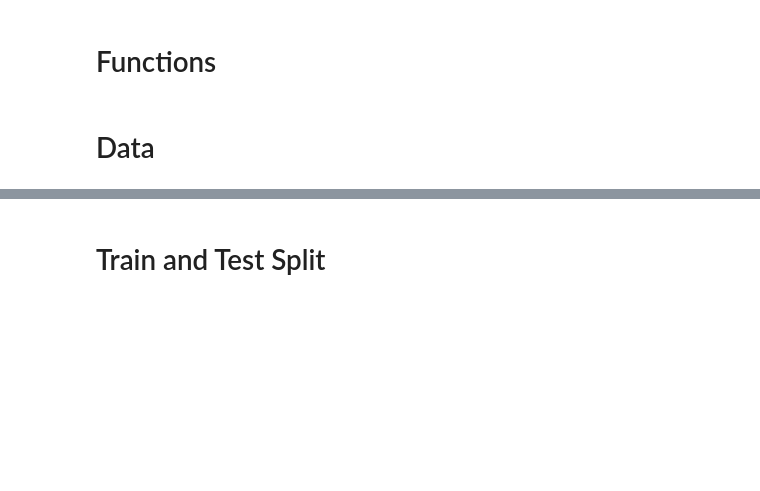
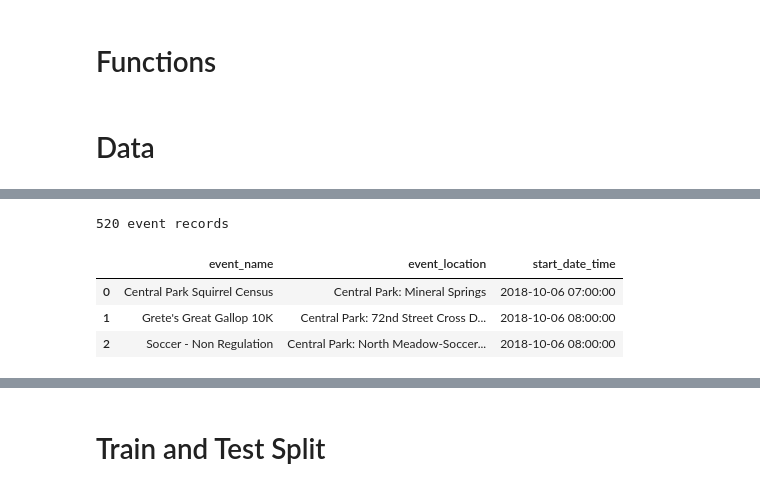
Before and after one commit to AJamell/Project2-NutosisMachineLearning, a Jupyter notebook: Nutosis.ipynb, the cells around one changed output, grey strips where cells are left out. Saved outputs shown, nothing was run; the diff lists cells and outputs as text; code cells hidden in the pictures; blank space fills up the shorter version.

```diff
--- a/Nutosis.ipynb
+++ b/Nutosis.ipynb
@@ -158,0 +236,25 @@ squirrel_data.shape
+# %%
+events_file = "central_park_events_2018-10-06_to_2018-10-20.csv"
+events_url = "https://data.cityofnewyork.us/resource/bkfu-528j.csv"
+
+event_params = {
+    "$select": "event_id,event_name,event_location,start_date_time,end_date_time",
+    "$where": (
+        "event_borough = 'Manhattan' "
+        "AND upper(event_location) like '%CENTRAL PARK:%' "
+        "AND start_date_time < '2018-10-21T00:00:00' "
+        "AND end_date_time >= '2018-10-06T00:00:00'"
+    ),
+    "$limit": 50000,
+}
+
+download_csv(events_url, events_file, event_params)
+events_data = pd.read_csv(events_file, parse_dates=["start_date_time", "end_date_time"])
+print(f"{len(events_data)} event records")
+events_data[["event_name", "event_location", "start_date_time"]].head(3)
+# %% [output]
+520 event records
+|  | event_name | event_location | start_date_time |
+| 0 | Central Park Squirrel Census | Central Park: Mineral Springs | 2018-10-06 07:00:00 |
+| 1 | Grete's Great Gallop 10K | Central Park: 72nd Street Cross D... | 2018-10-06 08:00:00 |
+| 2 | Soccer - Non Regulation | Central Park: North Meadow-Soccer... | 2018-10-06 08:00:00 |
```
Also changed, not shown: parts of 16 cells of this notebook.
